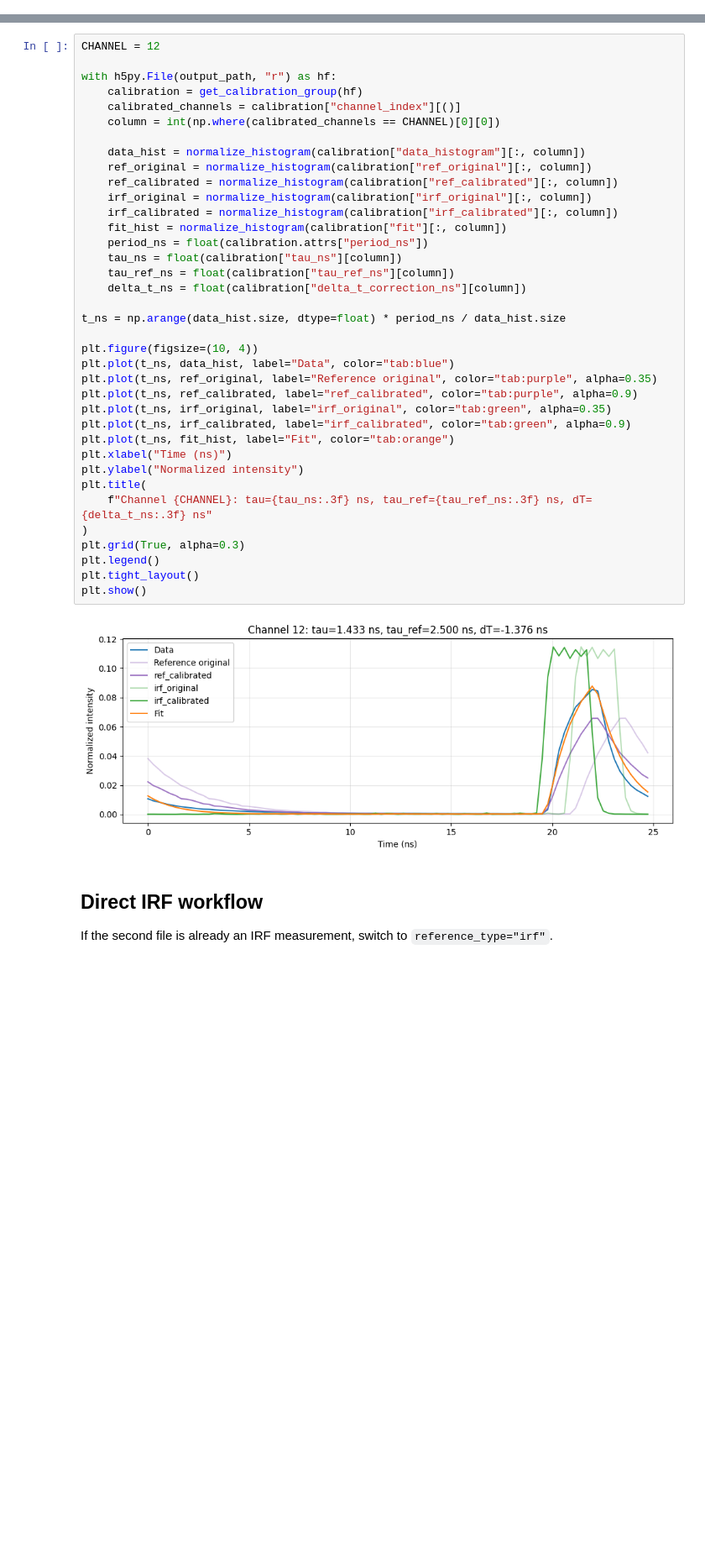
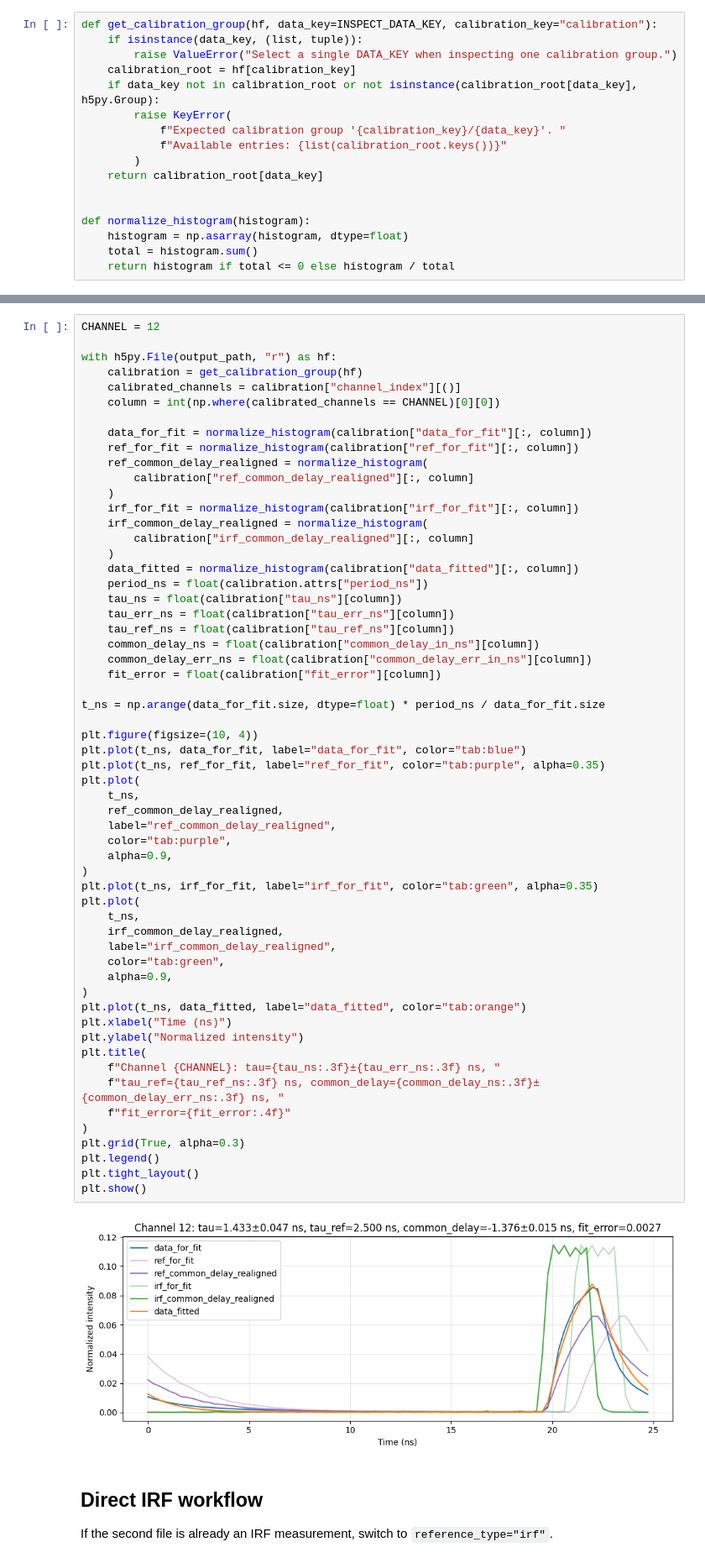
Before and after one commit to VicidominiLab/BrightEyes-Flim, a Jupyter notebook: example notebooks/h5 DFD calibration workflow.ipynb, the cells around one changed output, grey strips where cells are left out. Shown at 84% size. Drawn from its saved outputs; the diff is of its cells as text; blank space fills up the shorter version.

```diff
--- a/example notebooks/h5 DFD calibration workflow.ipynb
+++ b/example notebooks/h5 DFD calibration workflow.ipynb
@@ -93 +105,18 @@ print(output_path)
+# %%
+def get_calibration_group(hf, data_key=INSPECT_DATA_KEY, calibration_key="calibration"):
+    if isinstance(data_key, (list, tuple)):
+        raise ValueError("Select a single DATA_KEY when inspecting one calibration group.")
+    calibration_root = hf[calibration_key]
+    if data_key not in calibration_root or not isinstance(calibration_root[data_key], h5py.Group):
+        raise KeyError(
+            f"Expected calibration group '{calibration_key}/{data_key}'. "
+            f"Available entries: {list(calibration_root.keys())}"
+        )
+    return calibration_root[data_key]
+
+
+def normalize_histogram(histogram):
+    histogram = np.asarray(histogram, dtype=float)
+    total = histogram.sum()
+    return histogram if total <= 0 else histogram / total
 # %% [markdown]
@@ -241,42 +363,63 @@ plt.show()
 # %%
 CHANNEL = 12
 
 with h5py.File(output_path, "r") as hf:
     calibration = get_calibration_group(hf)
     calibrated_channels = calibration["channel_index"][()]
     column = int(np.where(calibrated_channels == CHANNEL)[0][0])
 
-    data_hist = normalize_histogram(calibration["data_histogram"][:, column])
-    ref_original = normalize_histogram(calibration["ref_original"][:, column])
-    ref_calibrated = normalize_histogram(calibration["ref_calibrated"][:, column])
-    irf_original = normalize_histogram(calibration["irf_original"][:, column])
-    irf_calibrated = normalize_histogram(calibration["irf_calibrated"][:, column])
-    fit_hist = normalize_histogram(calibration["fit"][:, column])
+    data_for_fit = normalize_histogram(calibration["data_for_fit"][:, column])
+    ref_for_fit = normalize_histogram(calibration["ref_for_fit"][:, column])
+    ref_common_delay_realigned = normalize_histogram(
+        calibration["ref_common_delay_realigned"][:, column]
+    )
+    irf_for_fit = normalize_histogram(calibration["irf_for_fit"][:, column])
+    irf_common_delay_realigned = normalize_histogram(
+        calibration["irf_common_delay_realigned"][:, column]
+    )
+    data_fitted = normalize_histogram(calibration["data_fitted"][:, column])
     period_ns = float(calibration.attrs["period_ns"])
     tau_ns = float(calibration["tau_ns"][column])
+    tau_err_ns = float(calibration["tau_err_ns"][column])
     tau_ref_ns = float(calibration["tau_ref_ns"][column])
-    delta_t_ns = float(calibration["delta_t_correction_ns"][column])
+    common_delay_ns = float(calibration["common_delay_in_ns"][column])
+    common_delay_err_ns = float(calibration["common_delay_err_in_ns"][column])
+    fit_error = float(calibration["fit_error"][column])
 
-t_ns = np.arange(data_hist.size, dtype=float) * period_ns / data_hist.size
+t_ns = np.arange(data_for_fit.size, dtype=float) * period_ns / data_for_fit.size
 
 plt.figure(figsize=(10, 4))
-plt.plot(t_ns, data_hist, label="Data", color="tab:blue")
-plt.plot(t_ns, ref_original, label="Reference original", color="tab:purple", alpha=0.35)
-plt.plot(t_ns, ref_calibrated, label="ref_calibrated", color="tab:purple", alpha=0.9)
-plt.plot(t_ns, irf_original, label="irf_original", color="tab:green", alpha=0.35)
-plt.plot(t_ns, irf_calibrated, label="irf_calibrated", color="tab:green", alpha=0.9)
-plt.plot(t_ns, fit_hist, label="Fit", color="tab:orange")
+plt.plot(t_ns, data_for_fit, label="data_for_fit", color="tab:blue")
+plt.plot(t_ns, ref_for_fit, label="ref_for_fit", color="tab:purple", alpha=0.35)
+plt.plot(
+    t_ns,
+    ref_common_delay_realigned,
+    label="ref_common_delay_realigned",
+    color="tab:purple",
+    alpha=0.9,
+)
+plt.plot(t_ns, irf_for_fit, label="irf_for_fit", color="tab:green", alpha=0.35)
+plt.plot(
+    t_ns,
+    irf_common_delay_realigned,
+    label="irf_common_delay_realigned",
+    color="tab:green",
+    alpha=0.9,
+)
+plt.plot(t_ns, data_fitted, label="data_fitted", color="tab:orange")
 plt.xlabel("Time (ns)")
 plt.ylabel("Normalized intensity")
 plt.title(
-    f"Channel {CHANNEL}: tau={tau_ns:.3f} ns, tau_ref={tau_ref_ns:.3f} ns, dT={delta_t_ns:.3f} ns"
+    f"Channel {CHANNEL}: tau={tau_ns:.3f}±{tau_err_ns:.3f} ns, "
+    f"tau_ref={tau_ref_ns:.3f} ns, common_delay={common_delay_ns:.3f}±{common_delay_err_ns:.3f} ns, "
+    f"fit_error={fit_error:.4f}"
 )
 plt.grid(True, alpha=0.3)
 plt.legend()
 plt.tight_layout()
 plt.show()
 # %% [output]
-[figure, old version]
+[figure, new version]
 # %% [markdown]
 ## Direct IRF workflow
 
```
Also changed, not shown: parts of 19 cells of this notebook, 2 other files.
